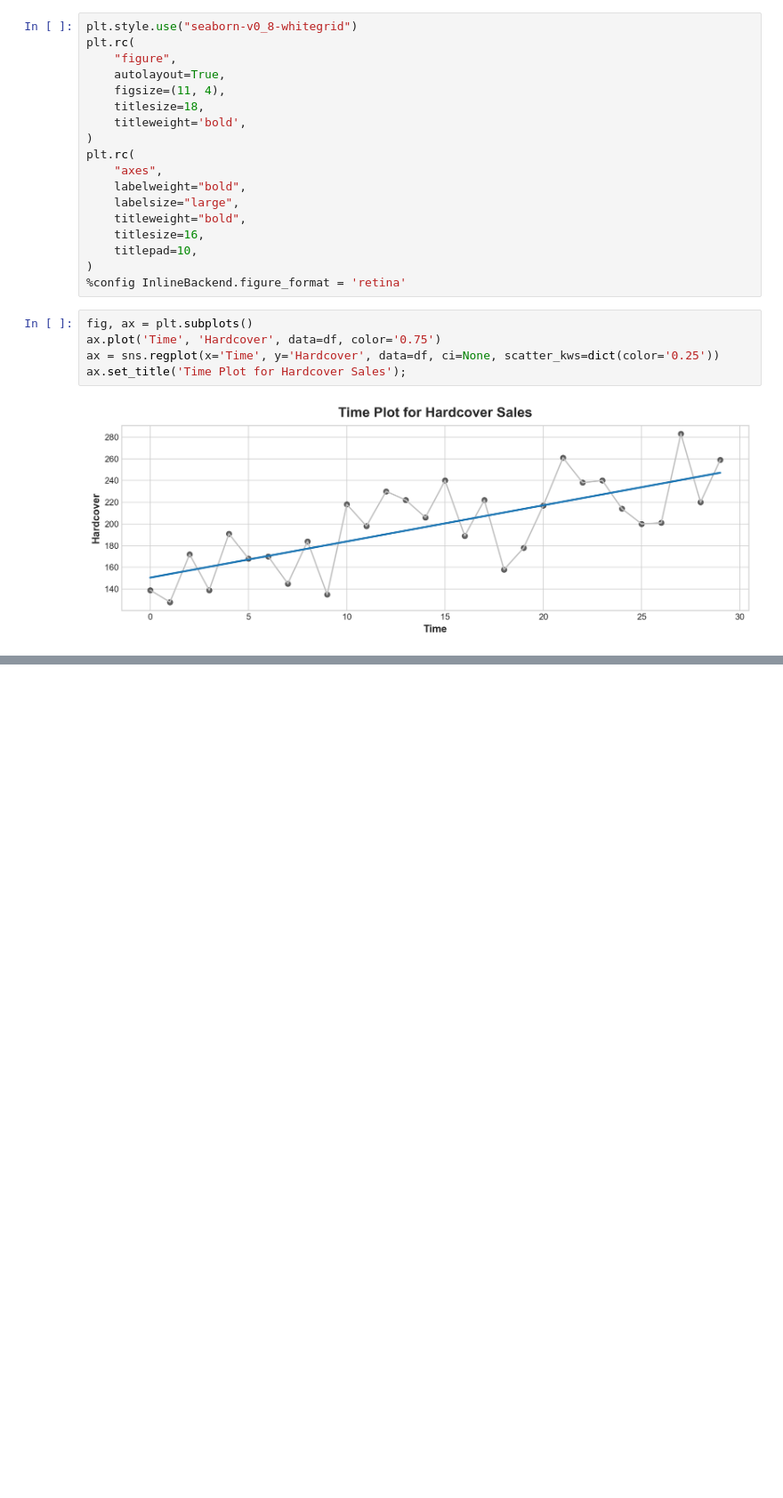
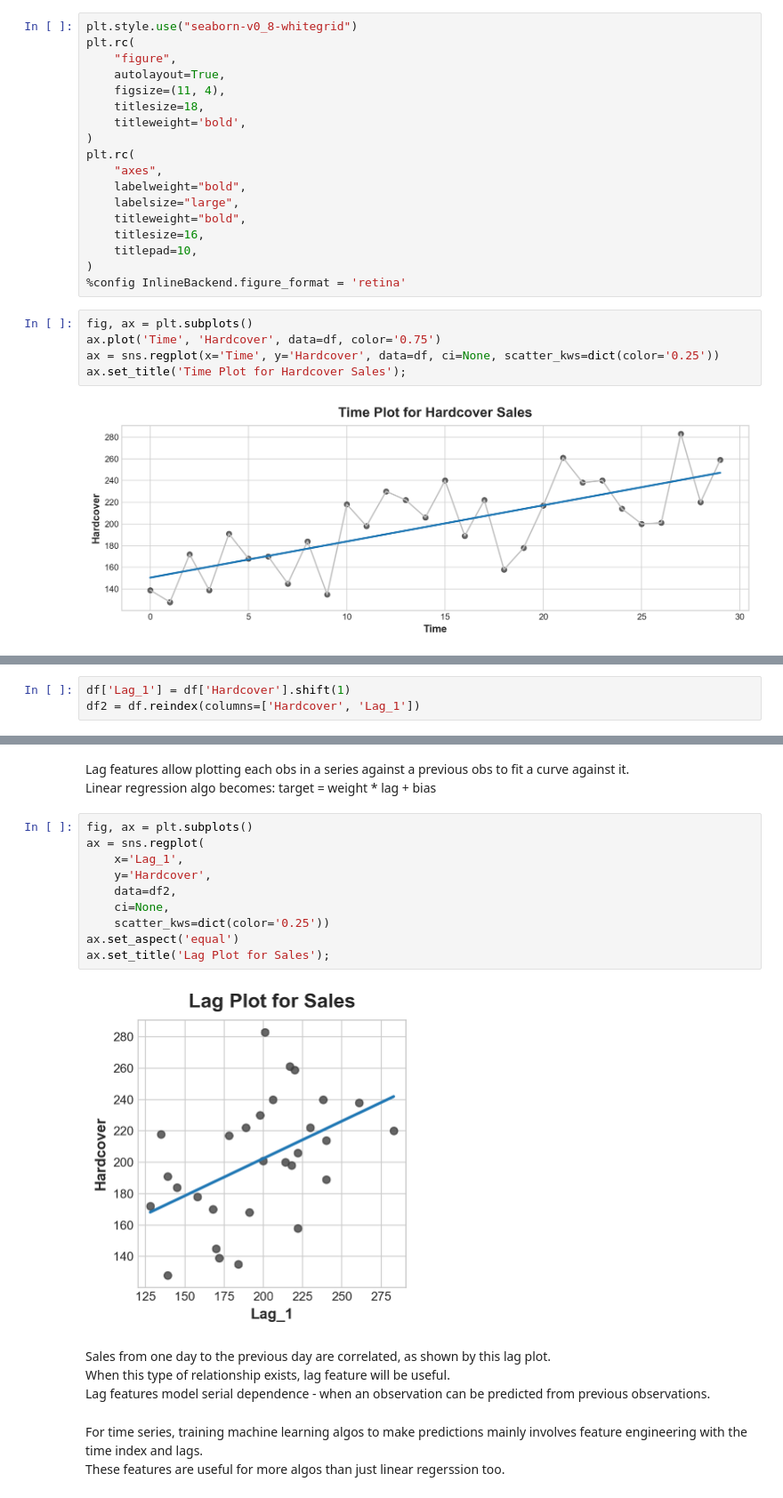
Before and after one commit to mikerly131/store_sales_ml, a Jupyter notebook: time_series_demo_pt1.ipynb, the cells around one changed output, grey strips where cells are left out. Shown at 89% size. Saved outputs shown, nothing was run; the diff lists cells and outputs as text; blank space fills up the shorter version.

Commit message:
first ex time series

```diff
--- a/time_series_demo_pt1.ipynb
+++ b/time_series_demo_pt1.ipynb
@@ -57,0 +76,3 @@ ax.set_title('Time Plot for Hardcover Sales');
+# %%
+df['Lag_1'] = df['Hardcover'].shift(1)
+df2 = df.reindex(columns=['Hardcover', 'Lag_1'])
@@ -57,0 +89,22 @@ ax.set_title('Time Plot for Hardcover Sales');
+# %% [markdown]
+Lag features allow plotting each obs in a series against a previous obs to fit a curve against it.
+Linear regression algo becomes: target = weight * lag + bias
+# %%
+fig, ax = plt.subplots()
+ax = sns.regplot(
+    x='Lag_1',
+    y='Hardcover',
+    data=df2,
+    ci=None,
+    scatter_kws=dict(color='0.25'))
+ax.set_aspect('equal')
+ax.set_title('Lag Plot for Sales');
+# %% [output]
+[figure, added]
+# %% [markdown]
+Sales from one day to the previous day are correlated, as shown by this lag plot.
+When this type of relationship exists, lag feature will be useful.
+Lag features model serial dependence - when an observation can be predicted from previous observations.
+# %% [markdown]
+For time series, training machine learning algos to make predictions mainly involves feature engineering with the time index and lags.
+These features are useful for more algos than just linear regerssion too.
```
Also changed, not shown: parts of 8 cells of this notebook.
